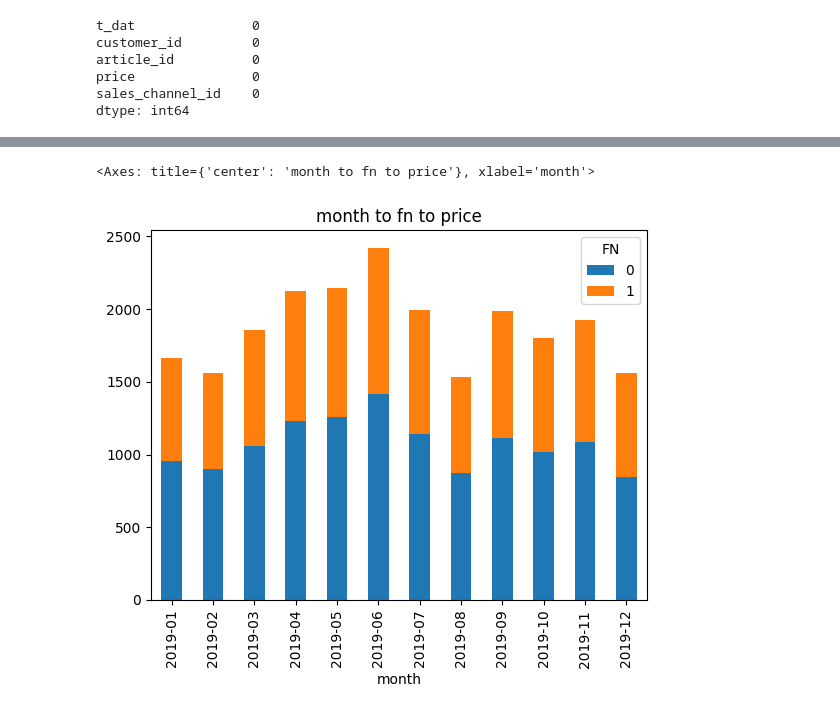
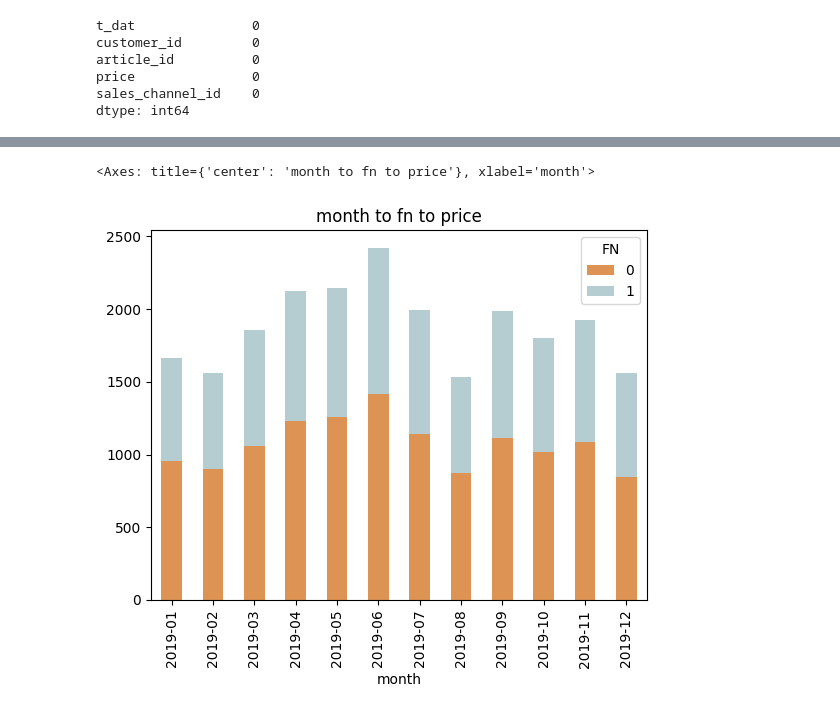
Before and after one commit to Be4hape/10th, a Jupyter notebook: project_cusmos/test1.ipynb, the cells around one changed output, grey strips where cells are left out. Saved outputs shown, nothing was run; the diff lists cells and outputs as text; code cells hidden in the pictures.

```diff
--- a/project_cusmos/test1.ipynb
+++ b/project_cusmos/test1.ipynb
@@ -106,11 +106,11 @@ plt.show()
 # %%
 month_price_fn = (
     CnT.groupby(["month", "FN"])["price"].sum().unstack("FN", fill_value = 0)
 )
-month_price_fn.plot(kind = "bar", stacked=True, title = "month to fn to price")
+month_price_fn.plot(kind = "bar", color = ['#DD9353','#B5CCD1'], stacked=True, title = "month to fn to price")
 # %% [output]
 <Axes: title={'center': 'month to fn to price'}, xlabel='month'>
-[figure, old version]
+[figure, new version]
 # %%
 month_salescha = CnT.groupby(["month", "sales_channel_id"])["price"].sum()
 
```
Also changed, not shown: parts of 11 cells of this notebook, 3 other files.
